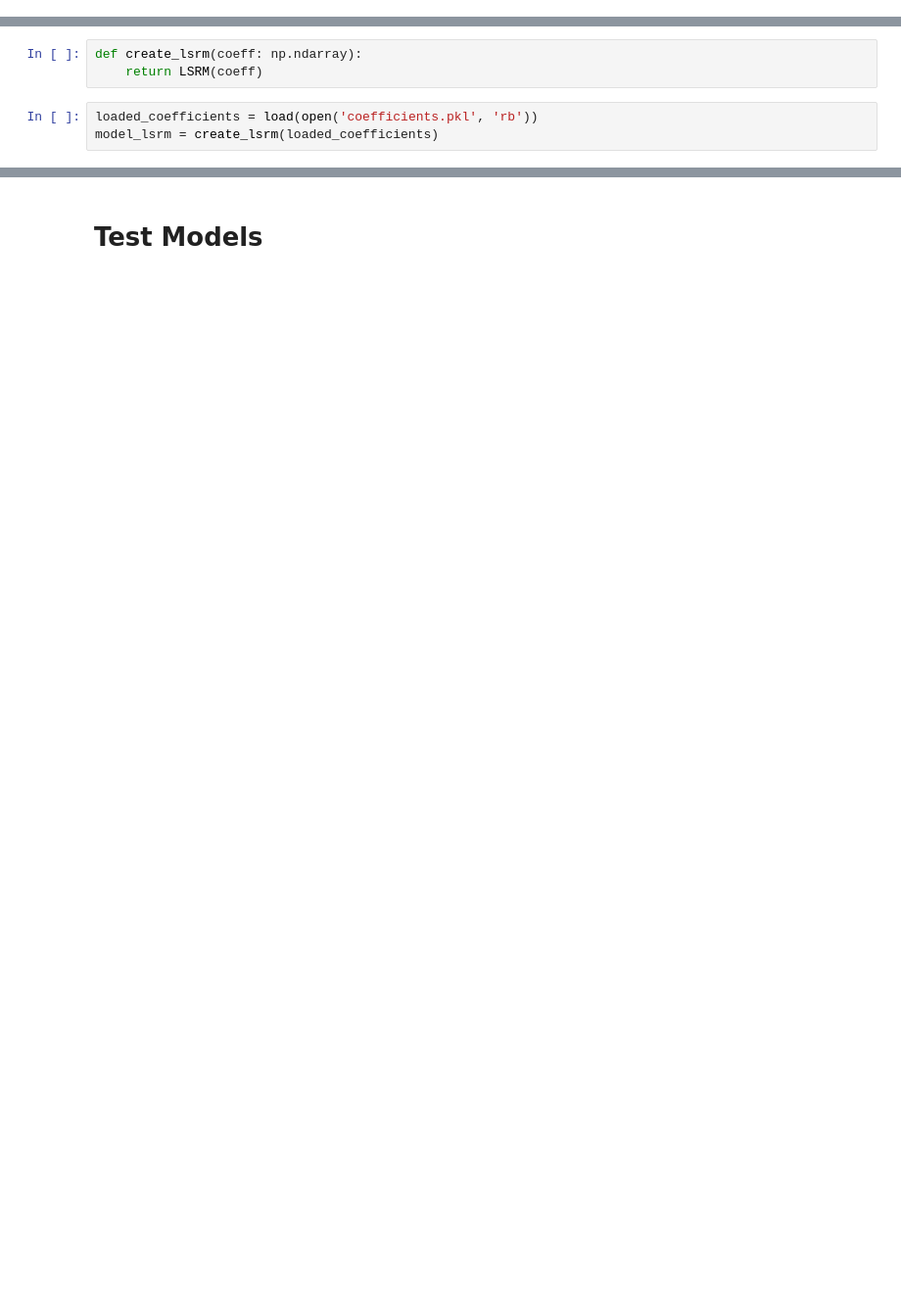
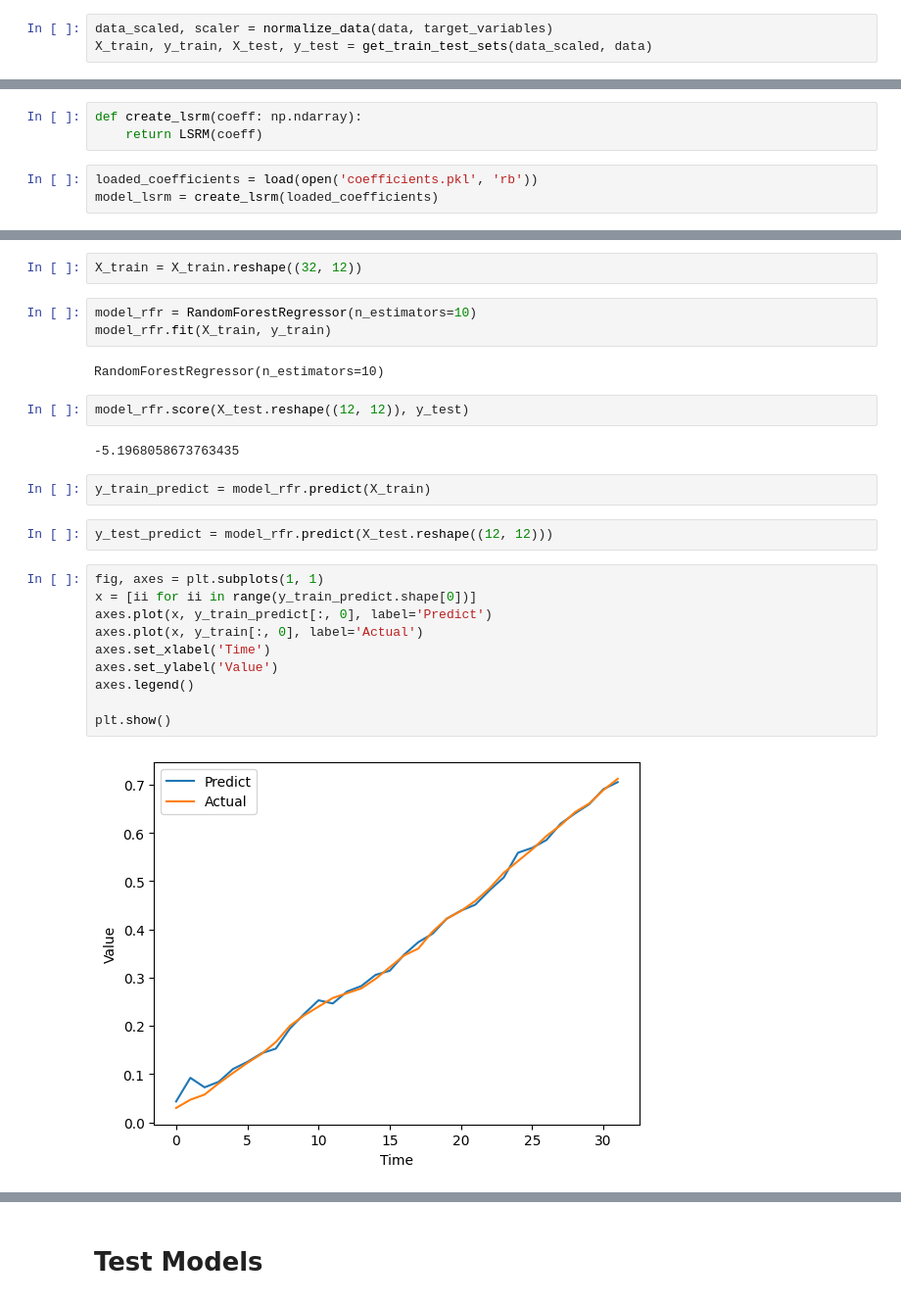
Before and after one commit to anti-integral/ClimateChangePrediction, a Jupyter notebook: training_models.ipynb, the cells around one changed output, grey strips where cells are left out. Shown: that part at 98% size. Drawn from its saved outputs; the diff is of its cells as text; blank space fills up the shorter version.

```diff
--- a/training_models.ipynb
+++ b/training_models.ipynb
@@ -66,2 +146,5 @@ df = df.drop(columns=['CO2_Uncertainty'])
+# %%
+data_scaled, scaler = normalize_data(data, target_variables)
+X_train, y_train, X_test, y_test = get_train_test_sets(data_scaled, data)
 # %% [markdown]
 # LSTM model
@@ -245,0 +272,27 @@ model_lsrm = create_lsrm(loaded_coefficients)
+# %%
+X_train = X_train.reshape((32, 12))
+# %%
+model_rfr = RandomForestRegressor(n_estimators=10)
+model_rfr.fit(X_train, y_train)
+# %% [output]
+RandomForestRegressor(n_estimators=10)
+# %%
+model_rfr.score(X_test.reshape((12, 12)), y_test)
+# %% [output]
+-5.1968058673763435
+# %%
+y_train_predict = model_rfr.predict(X_train)
+# %%
+y_test_predict = model_rfr.predict(X_test.reshape((12, 12)))
+# %%
+fig, axes = plt.subplots(1, 1)
+x = [ii for ii in range(y_train_predict.shape[0])]
+axes.plot(x, y_train_predict[:, 0], label='Predict')
+axes.plot(x, y_train[:, 0], label='Actual')
+axes.set_xlabel('Time')
+axes.set_ylabel('Value')
+axes.legend()
+
+plt.show()
+# %% [output]
+[figure, added]
```
Also changed, not shown: parts of 43 cells of this notebook, 3 other files.
